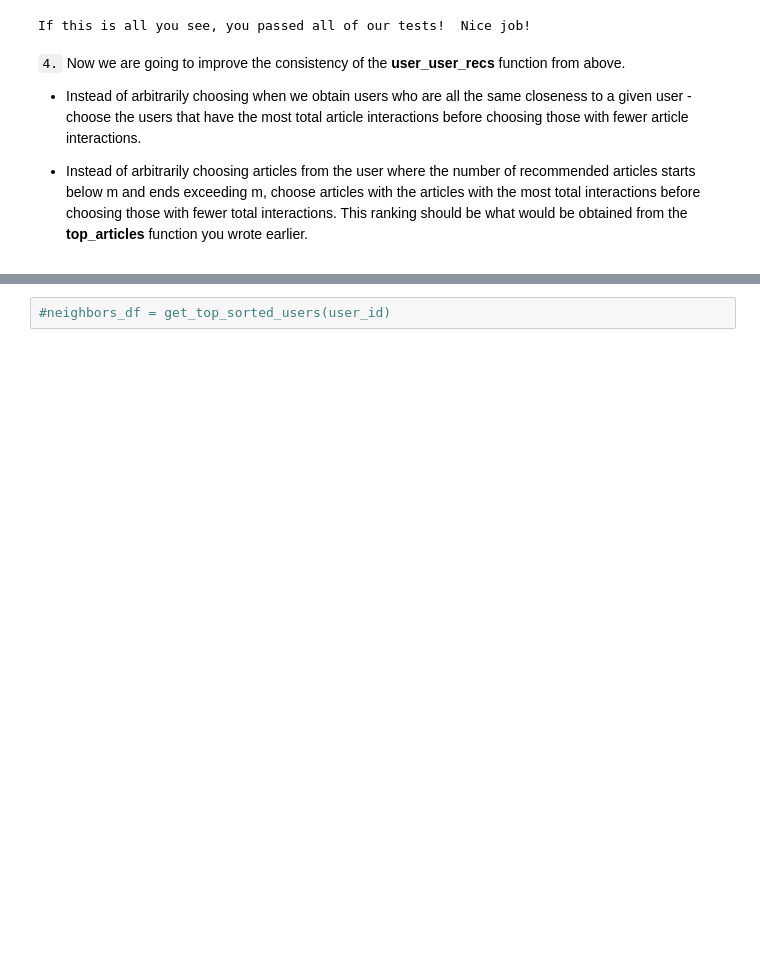
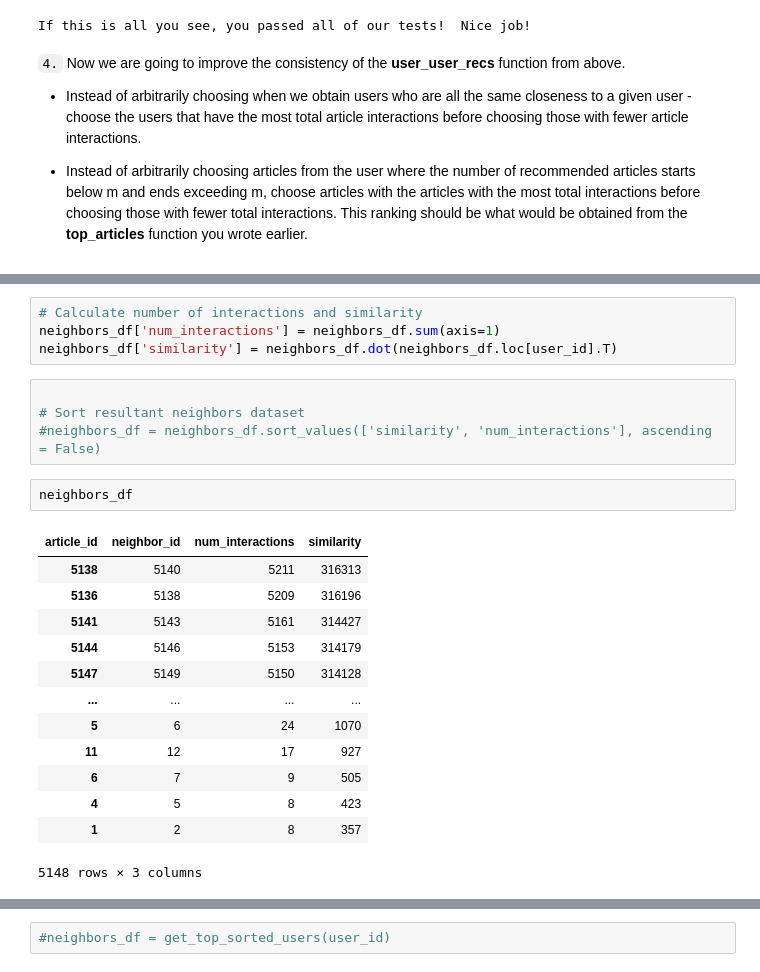
Before and after one commit to LourensWalters/data-science, a Jupyter notebook: notebooks/recommendation-engine/Recommendations_with_IBM.ipynb, the cells around one changed output, grey strips where cells are left out. Cells and saved outputs as stored; diff of their text form; blank space fills up the shorter version.

```diff
--- a/notebooks/recommendation-engine/Recommendations_with_IBM.ipynb
+++ b/notebooks/recommendation-engine/Recommendations_with_IBM.ipynb
@@ -654 +723,25 @@ If this is all you see, you passed all of our tests!  Nice job!
+# %%
+# Calculate number of interactions and similarity
+neighbors_df['num_interactions'] = neighbors_df.sum(axis=1)
+neighbors_df['similarity'] = neighbors_df.dot(neighbors_df.loc[user_id].T)
+# %%
+
+# Sort resultant neighbors dataset
+#neighbors_df = neighbors_df.sort_values(['similarity', 'num_interactions'], ascending = False)
+# %%
+neighbors_df
+# %% [output]
+| article_id | neighbor_id | num_interactions | similarity |
+| 5138 | 5140 | 5211 | 316313 |
+| 5136 | 5138 | 5209 | 316196 |
+| 5141 | 5143 | 5161 | 314427 |
+| 5144 | 5146 | 5153 | 314179 |
+| 5147 | 5149 | 5150 | 314128 |
+| ... | ... | ... | ... |
+| 5 | 6 | 24 | 1070 |
+| 11 | 12 | 17 | 927 |
+| 6 | 7 | 9 | 505 |
+| 4 | 5 | 8 | 423 |
+| 1 | 2 | 8 | 357 |
+5148 rows × 3 columns
 # %%
```
Also changed, not shown: parts of 15 cells of this notebook.
